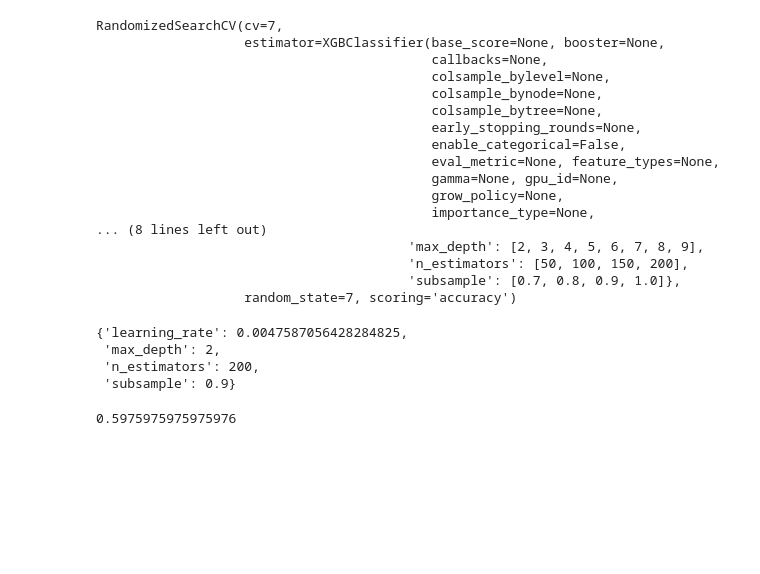
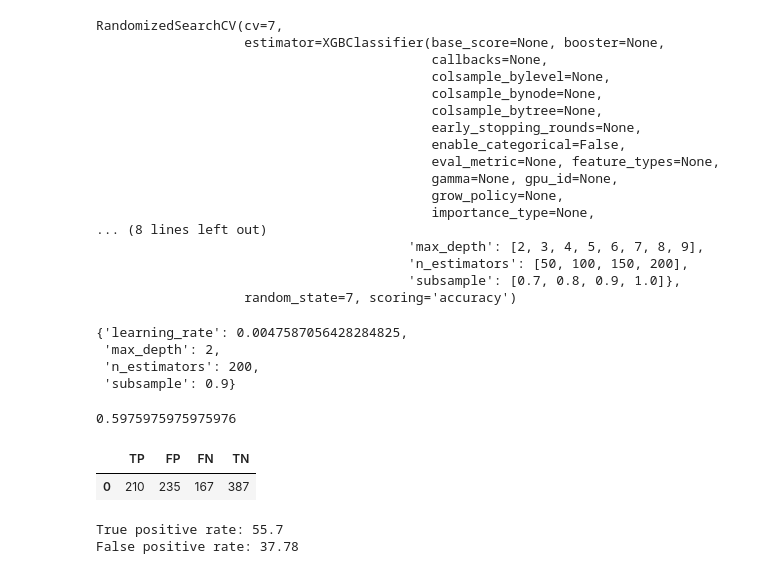
Before and after one commit to UCB-stat-159-s23/project-group29, a Jupyter notebook: prediction model.ipynb, the cells around one changed output. Cells and saved outputs as stored; diff of their text form; code cells hidden in the pictures; blank space fills up the shorter version.

```diff
--- a/prediction model.ipynb
+++ b/prediction model.ipynb
@@ -94,3 +95,19 @@ y_pred_hyp = model_hyp.predict(X_test)
 accuracy_score(y_test, y_pred_hyp)
 # %% [output]
 0.5975975975975976
+# %%
+# getting confusion matrix
+cm_df = get_confusion_matrix(y_test, y_pred_hyp)
+
+cm_df
+# %% [output]
+|  | TP | FP | FN | TN |
+| 0 | 210 | 235 | 167 | 387 |
+# %%
+#calculating true positive rate and false positive rate
+tpr, fpr = calculate_tpr_fpr(cm_df, row = 0)
+
+print ("True positive rate:", tpr, "\nFalse positive rate:", fpr)
+# %% [output]
+True positive rate: 55.7
+False positive rate: 37.78
```
Also changed, not shown: parts of 2 cells of this notebook, 1 other file.
